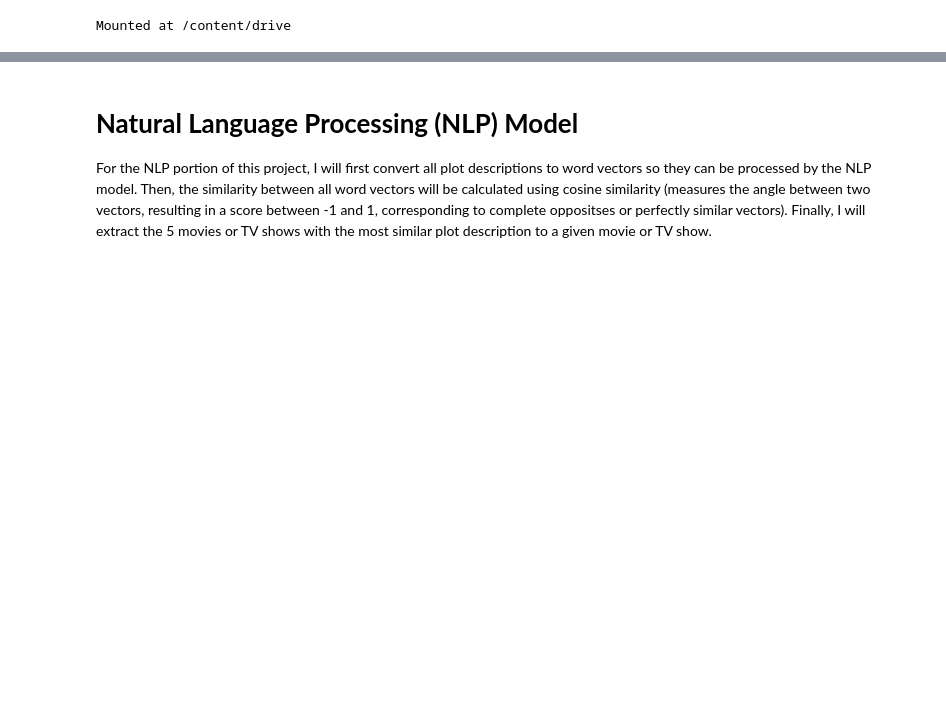
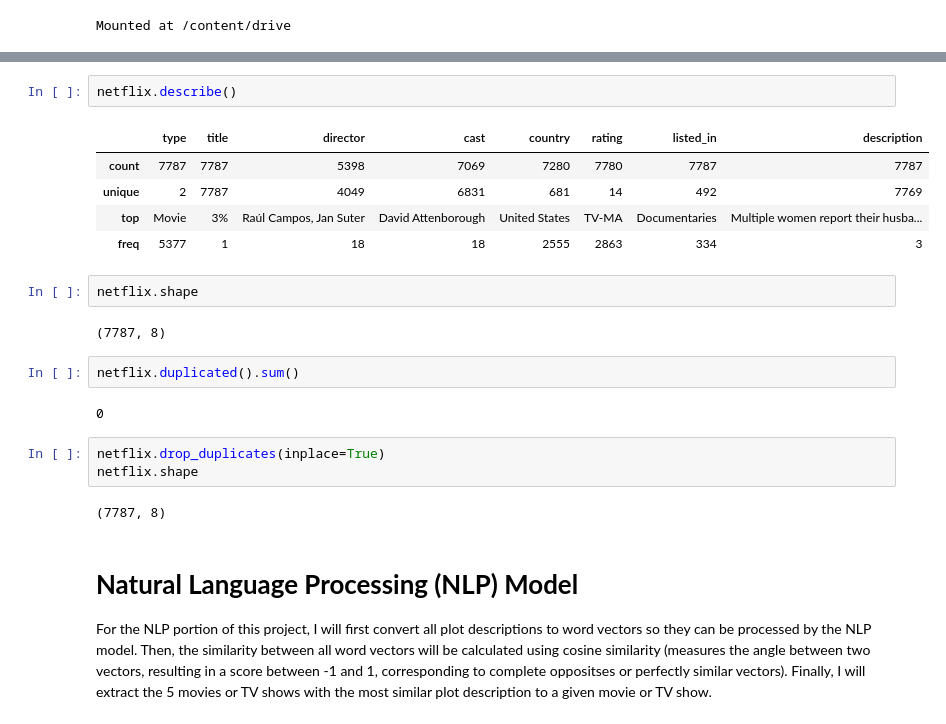
Before and after one commit to AnshRockstar/Netflix-Tv-show-and-Movie-Clustering, a Jupyter notebook: Capstone_4_NETFLIX_MOVIES_AND_TV_SHOWS_CLUSTERING.ipynb, the cells around one changed output, grey strips where cells are left out. Cells and saved outputs as stored; diff of their text form; blank space fills up the shorter version.

```diff
--- a/Capstone_4_NETFLIX_MOVIES_AND_TV_SHOWS_CLUSTERING.ipynb
+++ b/Capstone_4_NETFLIX_MOVIES_AND_TV_SHOWS_CLUSTERING.ipynb
@@ -134,6 +150,27 @@ netflix_df.head()
 | 2 | Movie | 23:59 | Gilbert Chan | Tedd Chan, Stella Chung, Henley H... | Singapore | R | Horror Movies, International Movies | When an army recruit is found dea... |
 | 3 | Movie | 9 | Shane Acker | Elijah Wood, John C. Reilly, Jenn... | United States | PG-13 | Action & Adventure, Independent M... | In a postapocalyptic world, rag-d... |
 | 4 | Movie | 21 | Robert Luketic | Jim Sturgess, Kevin Spacey, Kate ... | United States | PG-13 | Dramas | A brilliant group of students bec... |
+# %%
+netflix.describe()
+# %% [output]
+|  | type | title | director | cast | country | rating | listed_in | description |
+| count | 7787 | 7787 | 5398 | 7069 | 7280 | 7780 | 7787 | 7787 |
+| unique | 2 | 7787 | 4049 | 6831 | 681 | 14 | 492 | 7769 |
+| top | Movie | 3% | Raúl Campos, Jan Suter | David Attenborough | United States | TV-MA | Documentaries | Multiple women report their husba... |
+| freq | 5377 | 1 | 18 | 18 | 2555 | 2863 | 334 | 3 |
+# %%
+netflix.shape
+# %% [output]
+(7787, 8)
+# %%
+netflix.duplicated().sum()
+# %% [output]
+0
+# %%
+netflix.drop_duplicates(inplace=True)
+netflix.shape
+# %% [output]
+(7787, 8)
 # %% [markdown]
 # **Natural Language Processing (NLP) Model**
 
```
Also changed, not shown: parts of 5 cells of this notebook.
